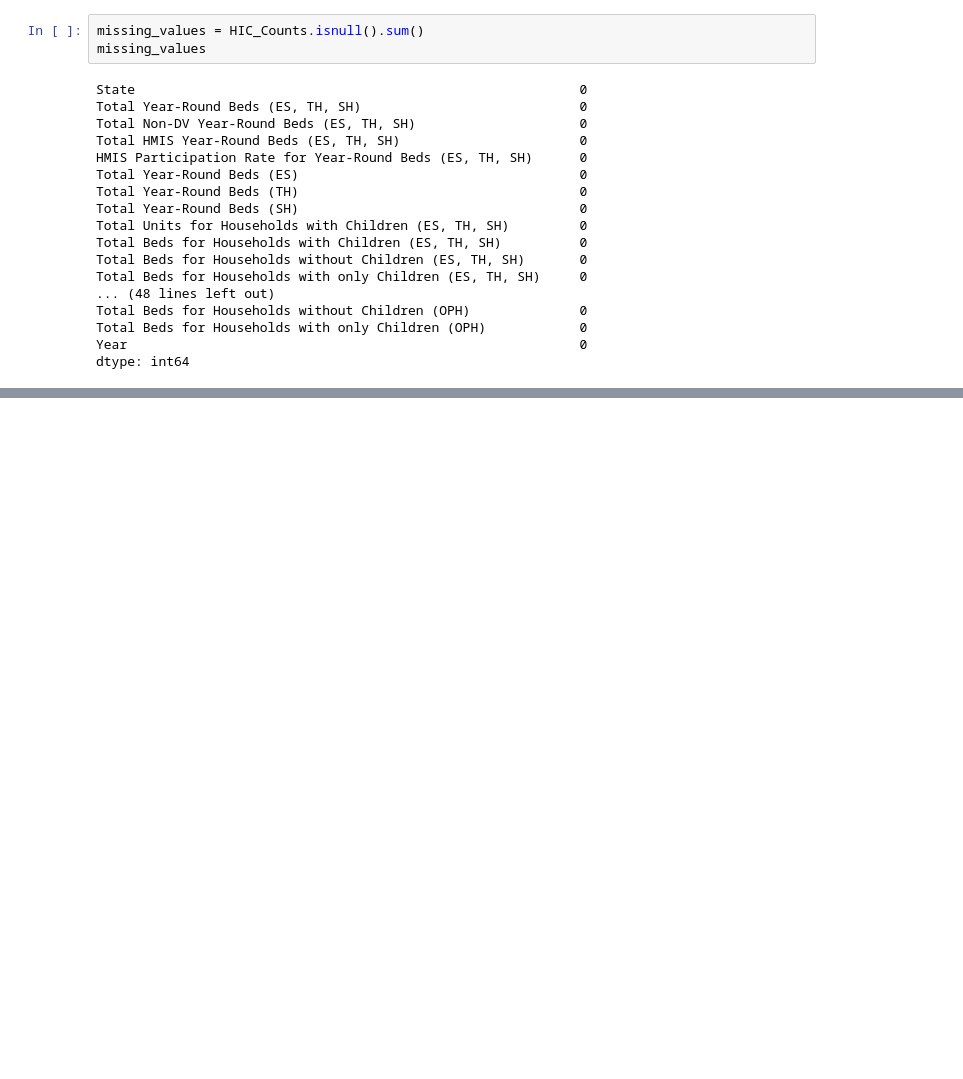
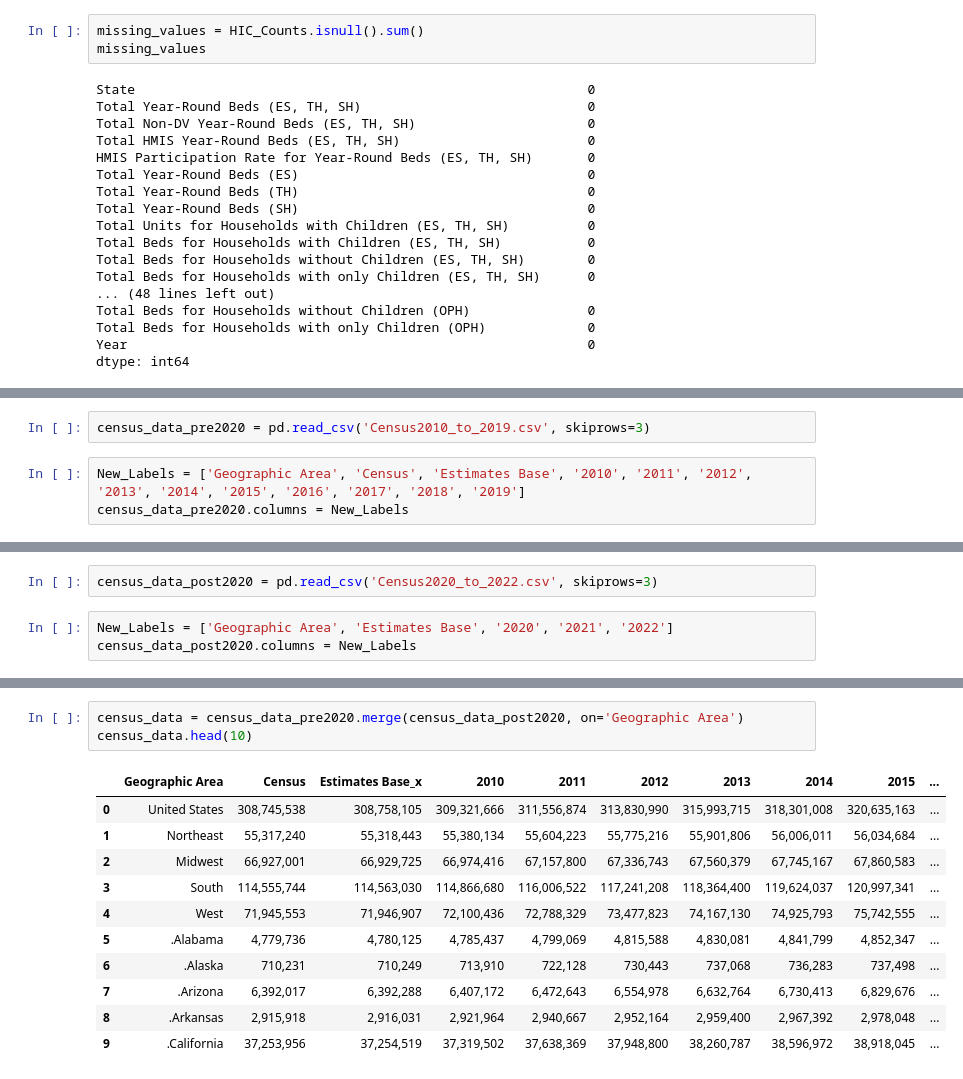
Before and after one commit to drainlm/MachineLearning_HIC, a Jupyter notebook: HIC_Counts_By_State.ipynb, the cells around one changed output, grey strips where cells are left out. Saved outputs shown, nothing was run; the diff lists cells and outputs as text; blank space fills up the shorter version.

Commit message:
Data Cleaning and Processing

```diff
--- a/HIC_Counts_By_State.ipynb
+++ b/HIC_Counts_By_State.ipynb
@@ -78,0 +141,5 @@ dtype: int64
+# %%
+census_data_pre2020 = pd.read_csv('Census2010_to_2019.csv', skiprows=3)
+# %%
+New_Labels = ['Geographic Area', 'Census', 'Estimates Base', '2010', '2011', '2012', '2013', '2014', '2015', '2016', '2017', '2018', '2019']
+census_data_pre2020.columns = New_Labels
@@ -78,0 +155,5 @@ dtype: int64
+# %%
+census_data_post2020 = pd.read_csv('Census2020_to_2022.csv', skiprows=3)
+# %%
+New_Labels = ['Geographic Area', 'Estimates Base', '2020', '2021', '2022']
+census_data_post2020.columns = New_Labels
@@ -78,0 +169,15 @@ dtype: int64
+# %%
+census_data = census_data_pre2020.merge(census_data_post2020, on='Geographic Area')
+census_data.head(10)
+# %% [output]
+|  | Geographic Area | Census | Estimates Base_x | 2010 | 2011 | 2012 | 2013 | 2014 | 2015 | ... |
+| 0 | United States | 308,745,538 | 308,758,105 | 309,321,666 | 311,556,874 | 313,830,990 | 315,993,715 | 318,301,008 | 320,635,163 | ... |
+| 1 | Northeast | 55,317,240 | 55,318,443 | 55,380,134 | 55,604,223 | 55,775,216 | 55,901,806 | 56,006,011 | 56,034,684 | ... |
+| 2 | Midwest | 66,927,001 | 66,929,725 | 66,974,416 | 67,157,800 | 67,336,743 | 67,560,379 | 67,745,167 | 67,860,583 | ... |
+| 3 | South | 114,555,744 | 114,563,030 | 114,866,680 | 116,006,522 | 117,241,208 | 118,364,400 | 119,624,037 | 120,997,341 | ... |
+| 4 | West | 71,945,553 | 71,946,907 | 72,100,436 | 72,788,329 | 73,477,823 | 74,167,130 | 74,925,793 | 75,742,555 | ... |
+| 5 | .Alabama | 4,779,736 | 4,780,125 | 4,785,437 | 4,799,069 | 4,815,588 | 4,830,081 | 4,841,799 | 4,852,347 | ... |
+| 6 | .Alaska | 710,231 | 710,249 | 713,910 | 722,128 | 730,443 | 737,068 | 736,283 | 737,498 | ... |
+| 7 | .Arizona | 6,392,017 | 6,392,288 | 6,407,172 | 6,472,643 | 6,554,978 | 6,632,764 | 6,730,413 | 6,829,676 | ... |
+| 8 | .Arkansas | 2,915,918 | 2,916,031 | 2,921,964 | 2,940,667 | 2,952,164 | 2,959,400 | 2,967,392 | 2,978,048 | ... |
+| 9 | .California | 37,253,956 | 37,254,519 | 37,319,502 | 37,638,369 | 37,948,800 | 38,260,787 | 38,596,972 | 38,918,045 | ... |
```
Also changed, not shown: parts of 25 cells of this notebook, 2 other files.
